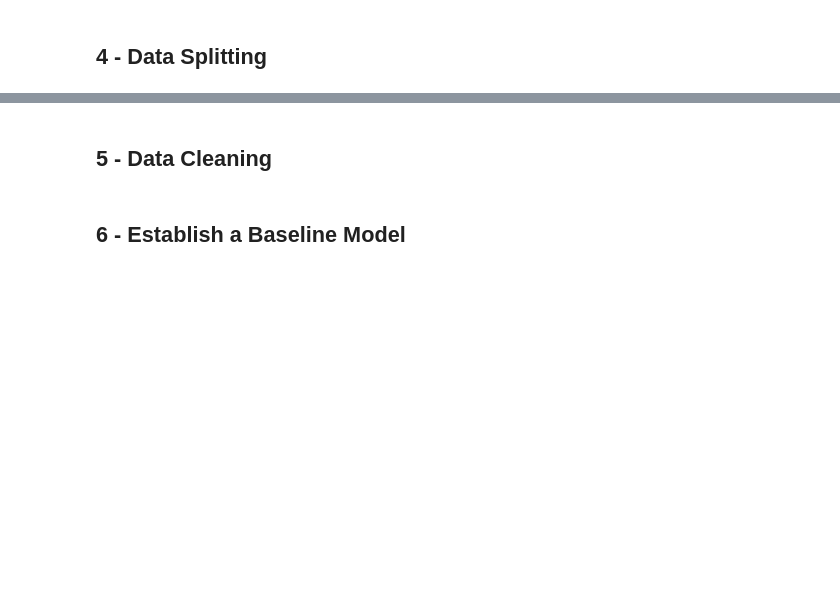
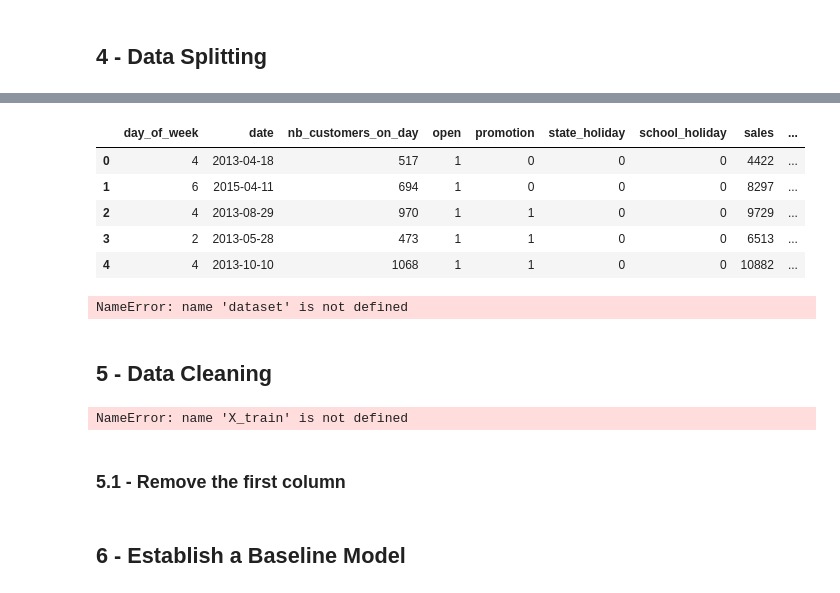
Before and after one commit to shaniewill/IronHack_IronKeggle-_OneTeamOneDream_Uschi_Shanie_Alex, a Jupyter notebook: group1.ipynb, the cells around one changed output, grey strips where cells are left out. Cells and saved outputs as stored; diff of their text form; code cells hidden in the pictures; blank space fills up the shorter version.

```diff
--- a/group1.ipynb
+++ b/group1.ipynb
@@ -170,0 +159,7 @@ y = df['sales']
+# %%
+date_df = df.copy()
+date_df["date"] = pd.to_datetime(date_df["date"])
+date_df["year"] = date_df["date"].dt.year
+date_df["month"] = date_df["date"].dt.month
+
+display(date_df.head())
@@ -171,9 +173,25 @@ y = df['sales']
 # %%
 # spiting data, use the 3.3 date soring, cosider time series
 # train, validation, test  set
+# %%
+wtest_df = date_df.drop(date_df.columns[0], axis=1)
+display(wtest_df.head())
+wtest_df= date_df.drop(dataset["open"]==0)
+# %% [output]
+|  | day_of_week | date | nb_customers_on_day | open | promotion | state_holiday | school_holiday | sales | ... |
+| 0 | 4 | 2013-04-18 | 517 | 1 | 0 | 0 | 0 | 4422 | ... |
+| 1 | 6 | 2015-04-11 | 694 | 1 | 0 | 0 | 0 | 8297 | ... |
+| 2 | 4 | 2013-08-29 | 970 | 1 | 1 | 0 | 0 | 9729 | ... |
+| 3 | 2 | 2013-05-28 | 473 | 1 | 1 | 0 | 0 | 6513 | ... |
+| 4 | 4 | 2013-10-10 | 1068 | 1 | 1 | 0 | 0 | 10882 | ... |
+NameError: name 'dataset' is not defined
 # %% [markdown]
 ## 5 - Data Cleaning
 # %%
-# 5.1 drop rows open==0
-
-# check state-holiday:  One-Hot-Encoding
+X_train_clean = X_train.copy()
+X_val_clean = X_val.copy()
+X_test_clean = X_test.copy()
+# %% [output]
+NameError: name 'X_train' is not defined
+# %% [markdown]
+### 5.1 - Remove the first column
```
Also changed, not shown: parts of 13 cells of this notebook.
